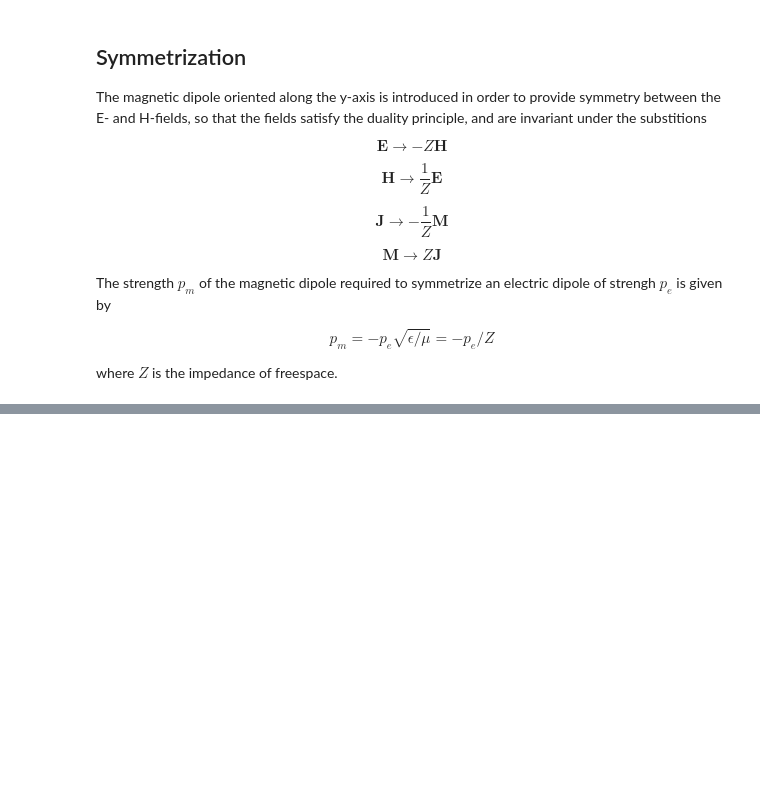
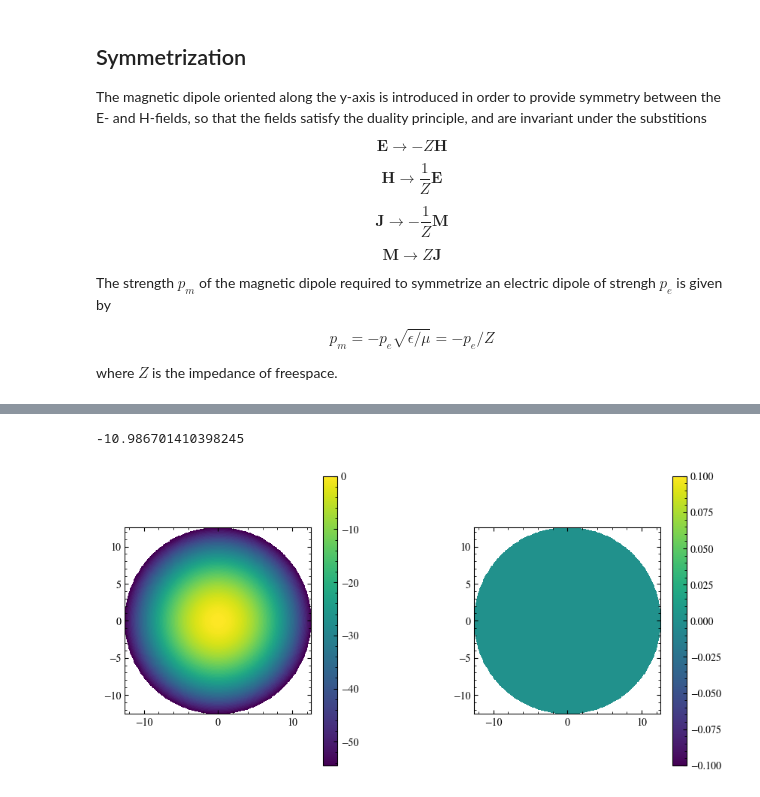
Before and after one commit to PyPO-dev/PyPO, a Jupyter notebook: doxy/gaussian_beams.ipynb, the cells around one changed output, grey strips where cells are left out. Drawn from its saved outputs; the diff is of its cells as text; code cells hidden in the pictures; blank space fills up the shorter version.

```diff
--- a/doxy/gaussian_beams.ipynb
+++ b/doxy/gaussian_beams.ipynb
@@ -45,0 +171,4 @@ $$ H_z = \frac{k^2}{Zr} e^{-ikr}\Bigg[\bigg(1 - \frac{3i}{kr} - \frac{3}{(kr)^2}
+# %%
+# Precalculate r
+
+r = np.sqrt(source_grid.x**2 + source_grid.y**2 + (source_grid.z + 1j*zc)**2)
@@ -45,0 +196,37 @@ $$ H_z = \frac{k^2}{Zr} e^{-ikr}\Bigg[\bigg(1 - \frac{3i}{kr} - \frac{3}{(kr)^2}
+# %%
+prefactor = - E0 * k**2 / (4*np.pi) * np.exp(-1j * k * r - k*zc) * zc / 2
+# %%
+term1 = - 1j/(k*r) - 1/(k*r)**2 + 1j/(k*r)**3
+term2 = (1j/(k*r) + 3/(k*r)**2 - 3j/(k*r)**3) * (source_grid.x**2 / r**2)
+term3 = (1j/(k*r) + 1 /(k*r)**2) * (source_grid.z + 1j*zc) / r
+# %%
+Ex = prefactor * (term1 + term2 - term3)
+# %%
+efield = Ex
+
+grid = source_grid
+
+vmax = 20*np.log10(np.max(np.abs(efield)))
+
+print(vmax)
+
+vmin = vmax - 40
+
+x_grid = grid.x
+y_grid = grid.y
+z_grid = grid.z
+phase_factor = np.exp(1j*2*np.pi/lam*z_grid)
+#phase_factor = 1
+fig, ax = plt.subplots(1,2, figsize=(10,5), gridspec_kw={'wspace':0.5})
+
+ampfig = ax[0].pcolormesh(x_grid, y_grid, 20*np.log10(np.abs(efield)) - vmax)
+phasefig = ax[1].pcolormesh(x_grid, y_grid, np.angle(efield))
+
+c1 = fig.colorbar(ampfig, orientation='vertical')
+c2 = fig.colorbar(phasefig, orientation='vertical')
+
+ax[0].set_aspect(1)
+ax[1].set_aspect(1)
+# %% [output]
+-10.986701410398245
+[figure, added]
```
Also changed, not shown: parts of 27 cells of this notebook, 1 other file.
